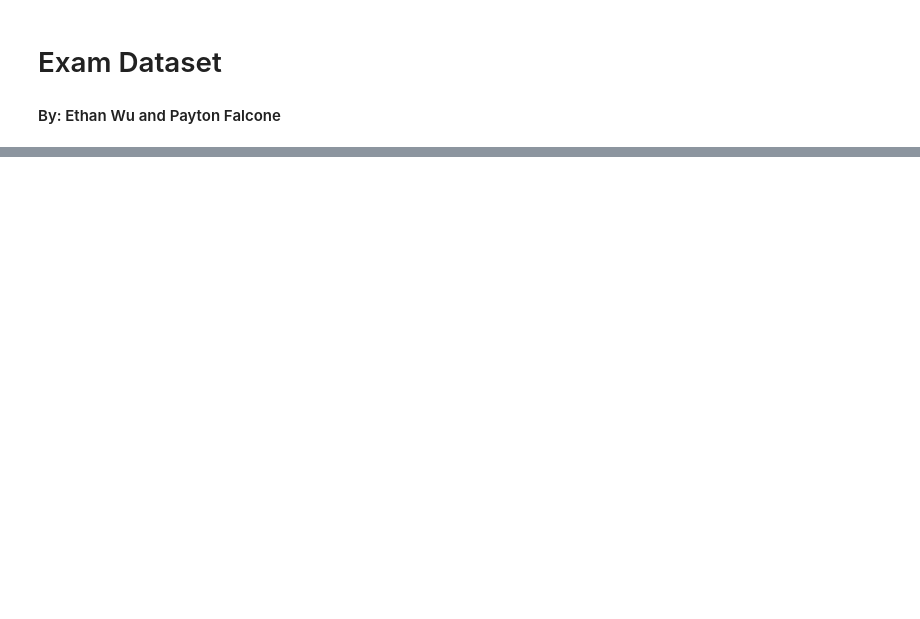
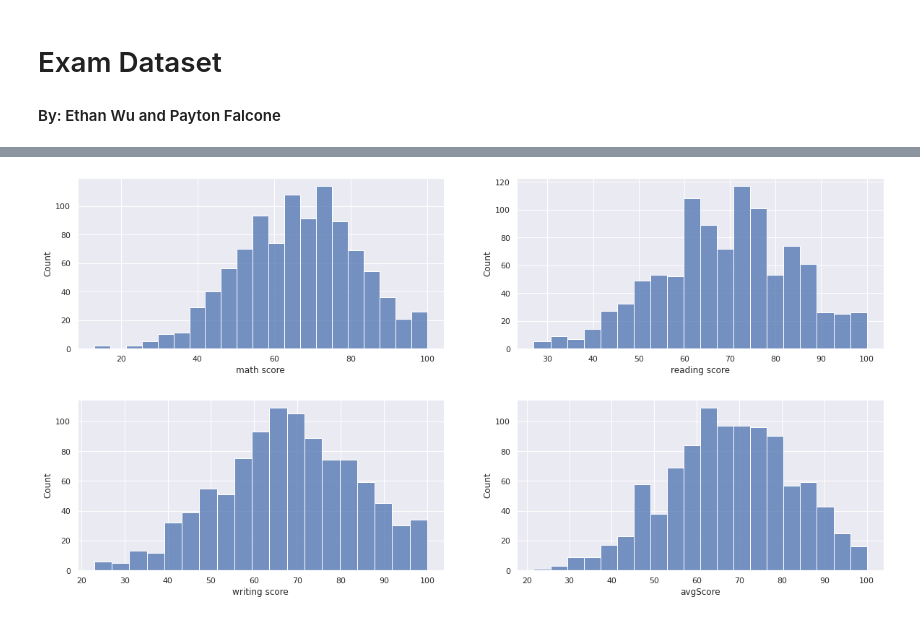
Before and after one commit to wue1atwit/ExamDataset, a Jupyter notebook: ExamDataset.ipynb, the cells around one changed output, grey strips where cells are left out. Cells and saved outputs as stored; diff of their text form; code cells hidden in the pictures; blank space fills up the shorter version.

```diff
--- a/ExamDataset.ipynb
+++ b/ExamDataset.ipynb
@@ -12,0 +85,11 @@ FileNotFoundError: ignored
+# %%
+# Distribution of Scores
+fig, ax = plt.subplots(2,2, figsize=(20,10))
+plt.subplots_adjust(hspace=0.3)
+sns.histplot(data=avgSet, x="math score", ax=ax[0,0])
+sns.histplot(data=avgSet, x="reading score", ax=ax[0,1])
+sns.histplot(data=avgSet, x="writing score", ax=ax[1,0])
+sns.histplot(data=avgSet, x="avgScore", ax=ax[1,1])
+plt.show()
+# %% [output]
+[figure, added]
```
Also changed, not shown: parts of 20 cells of this notebook.
